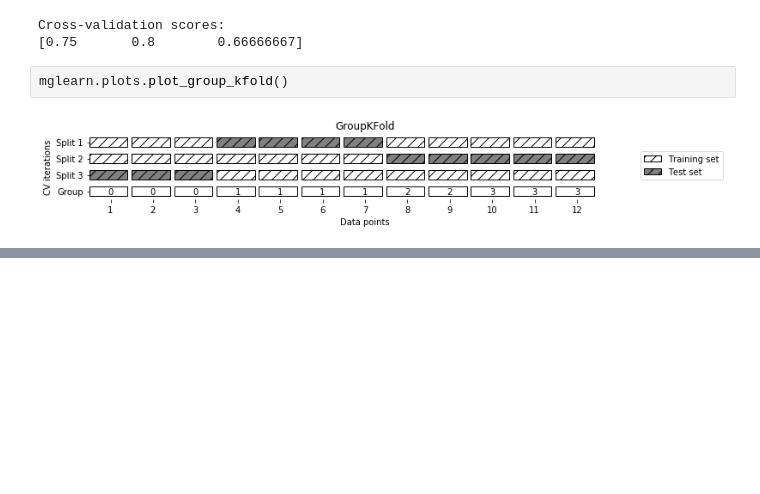
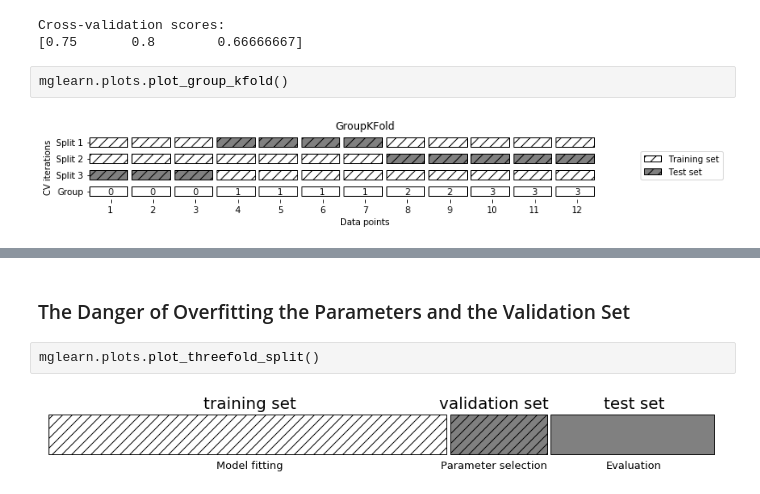
Before and after one commit to rodferro/introduction-to-ml, a Jupyter notebook: 05-model-evaluation-and-improvement.ipynb, the cells around one changed output, grey strips where cells are left out. Drawn from its saved outputs; the diff is of its cells as text; blank space fills up the shorter version.

```diff
--- a/05-model-evaluation-and-improvement.ipynb
+++ b/05-model-evaluation-and-improvement.ipynb
@@ -139,0 +172,6 @@ mglearn.plots.plot_group_kfold()
+# %% [markdown]
+### The Danger of Overfitting the Parameters and the Validation Set
+# %%
+mglearn.plots.plot_threefold_split()
+# %% [output]
+[figure, added]
```
Also changed, not shown: parts of 20 cells of this notebook.
